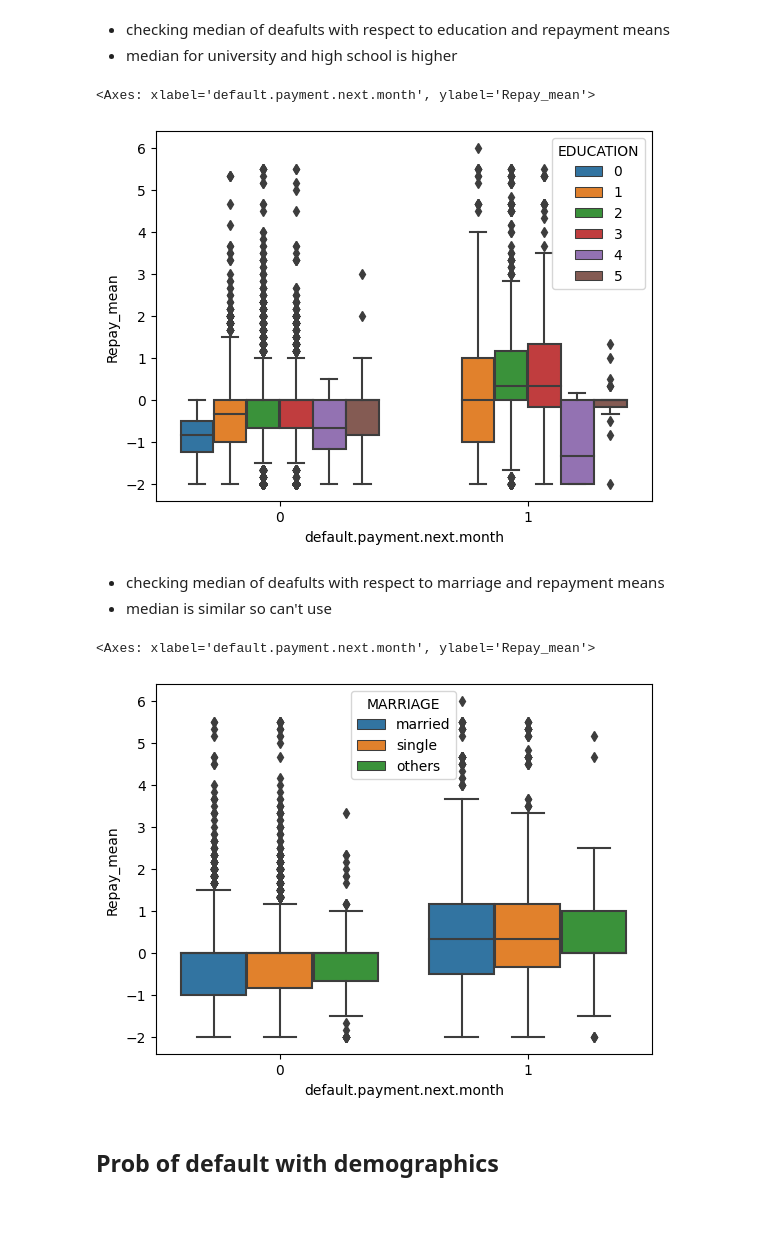
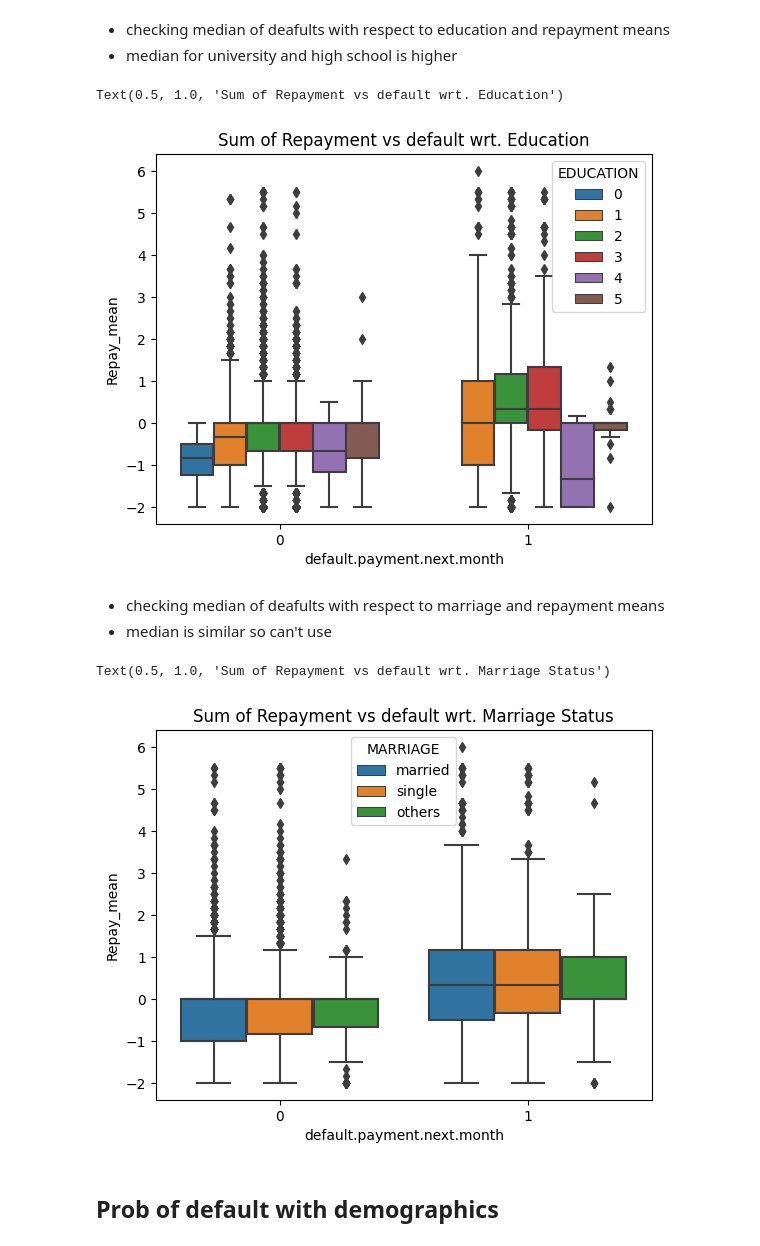
Before and after one commit to AnshikaJain2405/OrionDataAnalyticsInternshipJul23, a Jupyter notebook: notebooks/EDA.ipynb, the cells around one changed output. Saved outputs shown, nothing was run; the diff lists cells and outputs as text; code cells hidden in the pictures; blank space fills up the shorter version.

```diff
--- a/notebooks/EDA.ipynb
+++ b/notebooks/EDA.ipynb
@@ -288,17 +292,19 @@ sns.boxplot(x = df['default.payment.next.month'], y = df.Repay_mean, hue= df.SEX
 - median for university and high school is higher
 # %%
 sns.boxplot(x = df['default.payment.next.month'], y = df.Repay_mean, hue= df.EDUCATION)
+plt.title("Sum of Repayment vs default wrt. Education")
 # %% [output]
-<Axes: xlabel='default.payment.next.month', ylabel='Repay_mean'>
+Text(0.5, 1.0, 'Sum of Repayment vs default wrt. Education')
-[figure, old version]
+[figure, new version]
 # %% [markdown]
 - checking median of deafults with respect to marriage and repayment means
 - median is similar so can't use
 # %%
 sns.boxplot(x = df['default.payment.next.month'], y = df.Repay_mean, hue= df.MARRIAGE)
+plt.title("Sum of Repayment vs default wrt. Marriage Status")
 # %% [output]
-<Axes: xlabel='default.payment.next.month', ylabel='Repay_mean'>
+Text(0.5, 1.0, 'Sum of Repayment vs default wrt. Marriage Status')
-[figure, old version]
+[figure, new version]
 # %% [markdown]
 ## Prob of default with demographics
 # %% [markdown]
```
Also changed, not shown: parts of 13 cells of this notebook.
